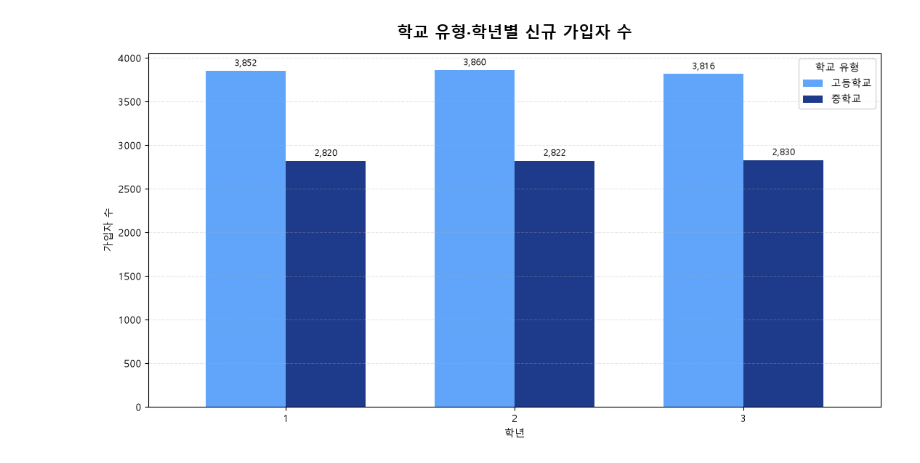
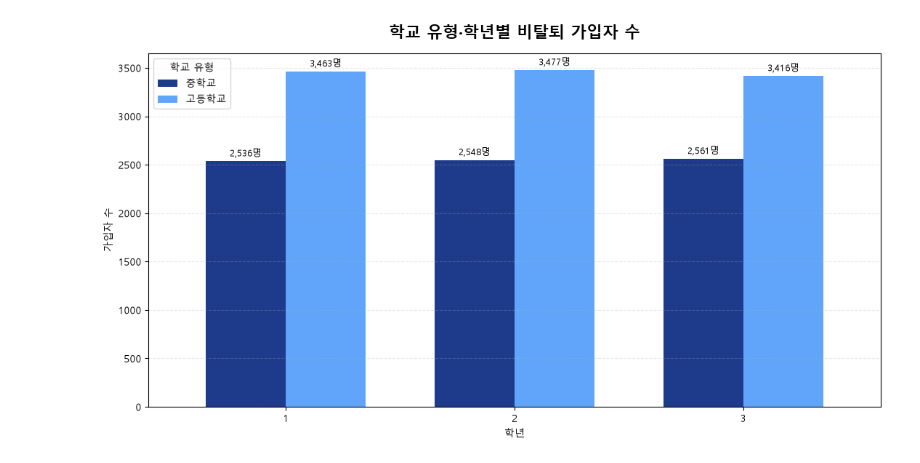
Before and after one commit to hyungmin0629/ping-v2, a Jupyter notebook: notebooks/acquisition.ipynb, the cells around one changed output. Drawn from its saved outputs; the diff is of its cells as text; code cells hidden in the pictures.

```diff
--- a/notebooks/acquisition.ipynb
+++ b/notebooks/acquisition.ipynb
@@ -210,0 +277,6 @@ df_grade_signup
+# %%
+df_grade_non_withdrawn = bq.query(
+    grade_non_withdrawn_signup_sql
+).to_dataframe()
+
+df_grade_non_withdrawn
@@ -211,63 +291,92 @@ df_grade_signup
 # %%
-import pandas as pd
+import platform
 import matplotlib.pyplot as plt
 
-plt.rcParams["font.family"] = "Malgun Gothic"
+system_name = platform.system()
+
+if system_name == "Windows":
+    plt.rcParams["font.family"] = "Malgun Gothic"
+elif system_name == "Darwin":
+    plt.rcParams["font.family"] = "AppleGothic"
+
 plt.rcParams["axes.unicode_minus"] = False
 
-grade_chart = df_grade_signup.copy()
+grade_chart = df_grade_non_withdrawn.copy()
 
-# 학교 유형명을 한글로 변경
-grade_chart["school_type"] = grade_chart["school_type"].replace({
-    "MIDDLE": "중학교",
-    "HIGH": "고등학교",
-    "M": "중학교",
-    "H": "고등학교"
-})
+# 학교 유형을 한글로 변경
+grade_chart["school_type_label"] = (
+    grade_chart["school_type"].replace({
+        "MIDDLE": "중학교",
+        "HIGH": "고등학교",
+        "M": "중학교",
+        "H": "고등학교"
+    })
+)
 
-# 학년을 행, 학교 유형을 열로 변환
+# 행은 학년, 열은 학교 유형
 grade_pivot = grade_chart.pivot_table(
     index="grade",
-    columns="school_type",
+    columns="school_type_label",
     values="user_count",
     aggfunc="sum",
     fill_value=0
 )
 
+# 중학교 → 고등학교 순서로 정렬
+column_order = [
+    column
+    for column in ["중학교", "고등학교"]
+    if column in grade_pivot.columns
+]
+
+grade_pivot = grade_pivot[column_order]
+
+color_map = {
+    "중학교": "#1E3A8A",
+    "고등학교": "#60A5FA"
+}
+
+bar_colors = [
+    color_map[column]
+    for column in grade_pivot.columns
+]
+
 ax = grade_pivot.plot(
     kind="bar",
     figsize=(11, 6),
-    color=["#60A5FA", "#1E3A8A"],
+    color=bar_colors,
     width=0.7
 )
 
 # 막대 위에 가입자 수 표시
 for container in ax.containers:
     labels = [
-        f"{bar.get_height():,.0f}"
+        f"{bar.get_height():,.0f}명"
         if bar.get_height() > 0 else ""
         for bar in container
     ]
+
     ax.bar_label(
         container,
         labels=labels,
         padding=3,
         fontsize=9
     )
 
-plt.title(
-    "학교 유형·학년별 신규 가입자 수",
+ax.set_title(
+    "학교 유형·학년별 비탈퇴 가입자 수",
     fontsize=16,
     fontweight="bold",
     pad=15
 )
-plt.xlabel("학년")
-plt.ylabel("가입자 수")
+ax.set_xlabel("학년")
+ax.set_ylabel("가입자 수")
+ax.legend(title="학교 유형")
+ax.grid(axis="y", linestyle="--", alpha=0.3)
+
 plt.xticks(rotation=0)
-plt.legend(title="학교 유형")
-plt.grid(axis="y", linestyle="--", alpha=0.3)
 plt.tight_layout()
 plt.show()
 # %% [output]
-[figure, old version]
+[figure, new version]
 # %%
```
Also changed, not shown: parts of 16 cells of this notebook, 1 other file.
